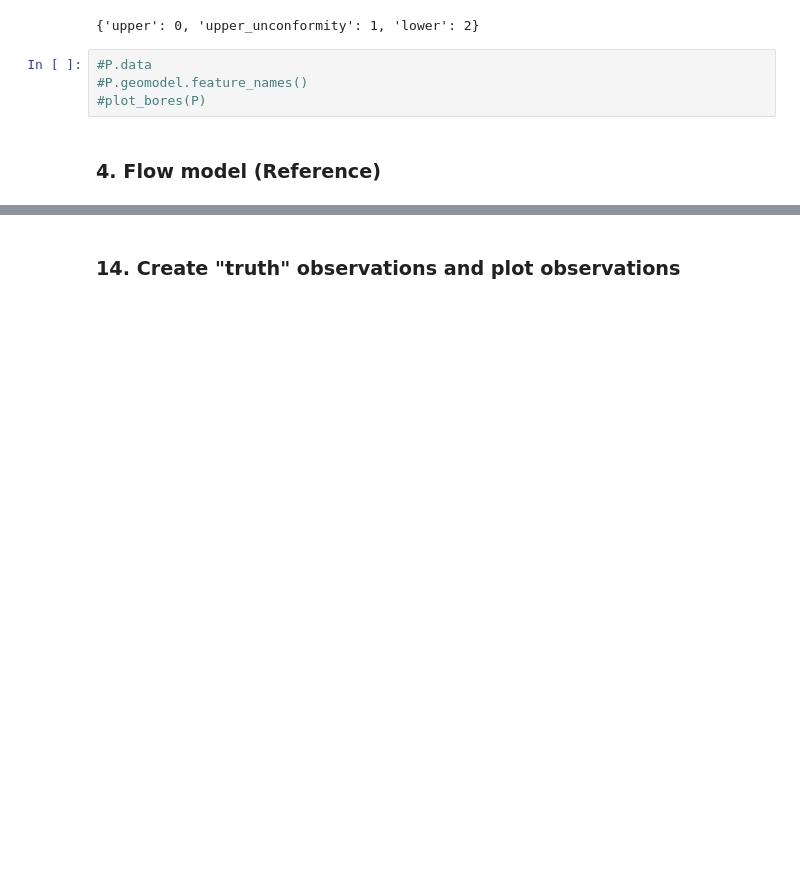
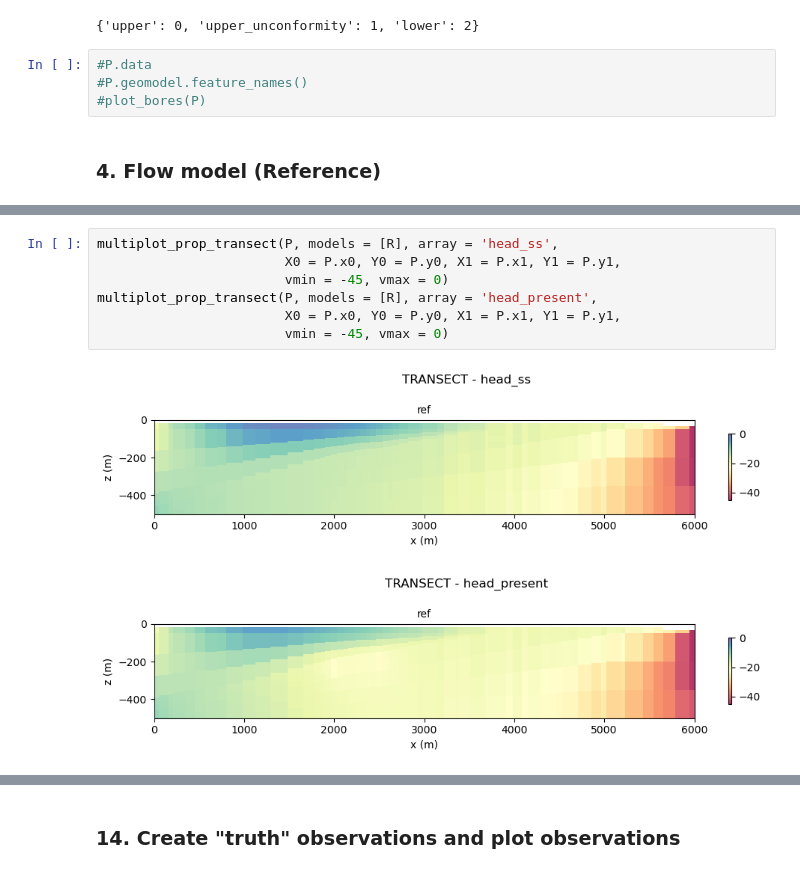
Before and after one commit to kerrybardot/loop_to_flopy, a Jupyter notebook: scripts/04 inverse_modelling_pinchout.ipynb, the cells around one changed output, grey strips where cells are left out. Drawn from its saved outputs; the diff is of its cells as text; blank space fills up the shorter version.

```diff
--- a/scripts/04 inverse_modelling_pinchout.ipynb
+++ b/scripts/04 inverse_modelling_pinchout.ipynb
@@ -135,0 +183,10 @@ run_time =  24.880592
+# %%
+multiplot_prop_transect(P, models = [R], array = 'head_ss',
+                        X0 = P.x0, Y0 = P.y0, X1 = P.x1, Y1 = P.y1,
+                        vmin = -45, vmax = 0)
+multiplot_prop_transect(P, models = [R], array = 'head_present',
+                        X0 = P.x0, Y0 = P.y0, X1 = P.x1, Y1 = P.y1,
+                        vmin = -45, vmax = 0)
+# %% [output]
+[figure, added]
+[figure, added]
```
Also changed, not shown: parts of 60 cells of this notebook, 17 other files.
